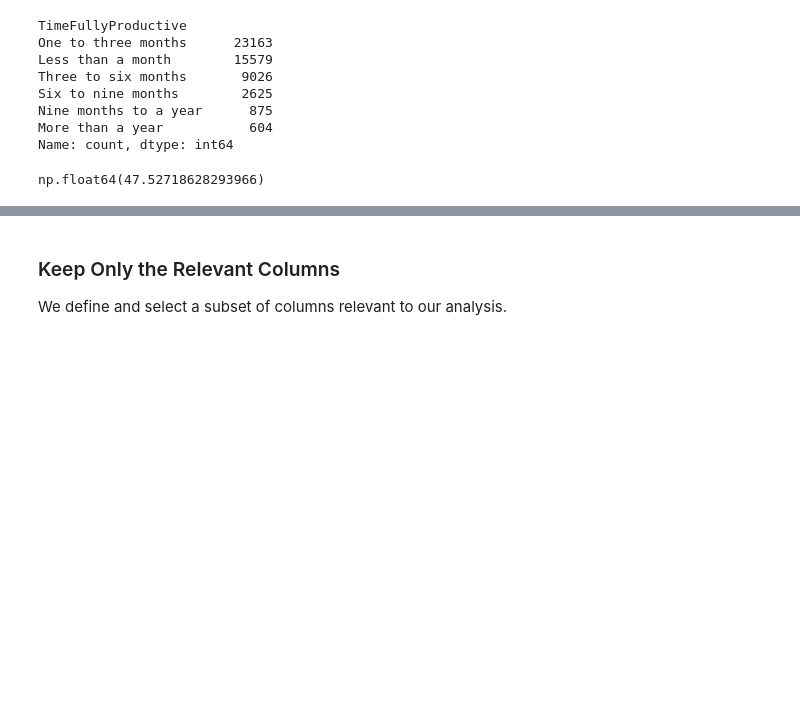
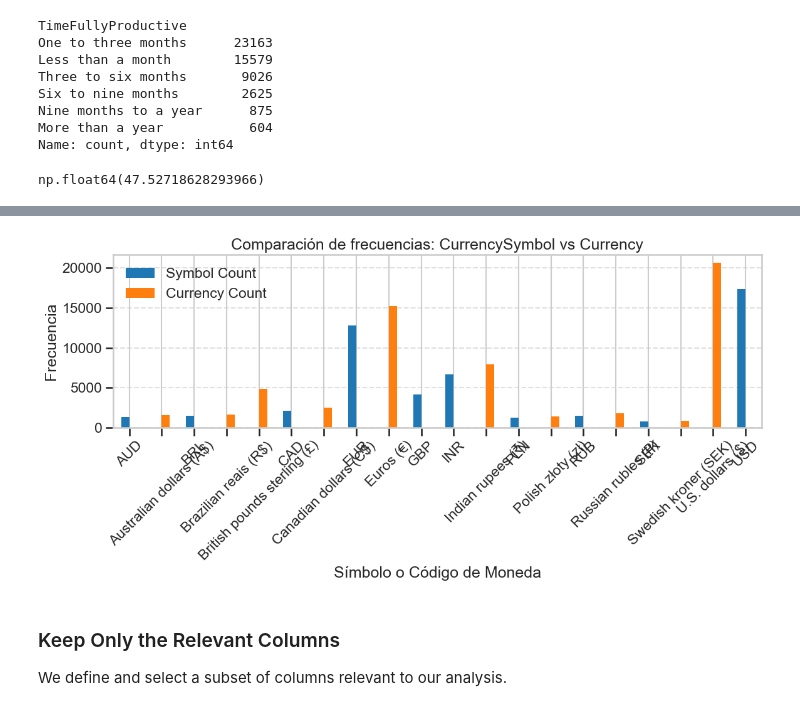
Before and after one commit to NicolasCuaran/DevSurveyInsights, a Jupyter notebook: notebooks/02_survey_eda.ipynb, the cells around one changed output, grey strips where cells are left out. Saved outputs shown, nothing was run; the diff lists cells and outputs as text; code cells hidden in the pictures; blank space fills up the shorter version.

```diff
--- a/notebooks/02_survey_eda.ipynb
+++ b/notebooks/02_survey_eda.ipynb
@@ -272,3 +360,29 @@ np.float64(47.52718628293966)
+# %%
+# Contar por separado
+symbol_counts = df['CurrencySymbol'].value_counts().head(10)
+currency_counts = df['Currency'].value_counts().head(10)
+
+# Convertir a DataFrame con nombre de columna
+symbol_df = symbol_counts.rename_axis('Currency').reset_index(name='Symbol Count')
+currency_df = currency_counts.rename_axis('Currency').reset_index(name='Currency Count')
+
+# Unir por nombre de moneda o símbolo (como texto)
+comparison = pd.merge(symbol_df, currency_df, on='Currency', how='outer').fillna(0)
+
+# Establecer columna común como índice para graficar
+comparison.set_index('Currency', inplace=True)
+
+# Graficar
+comparison.plot(kind='bar', figsize=(12, 6))
+plt.title('Comparación de frecuencias: CurrencySymbol vs Currency')
+plt.xlabel('Símbolo o Código de Moneda')
+plt.ylabel('Frecuencia')
+plt.xticks(rotation=45)
+plt.grid(axis='y', linestyle='--', alpha=0.6)
+plt.tight_layout()
+plt.show()
+# %% [output]
+[figure, added]
 # %% [markdown]
 
 ### Keep Only the Relevant Columns
```
Also changed, not shown: parts of 9 cells of this notebook.
